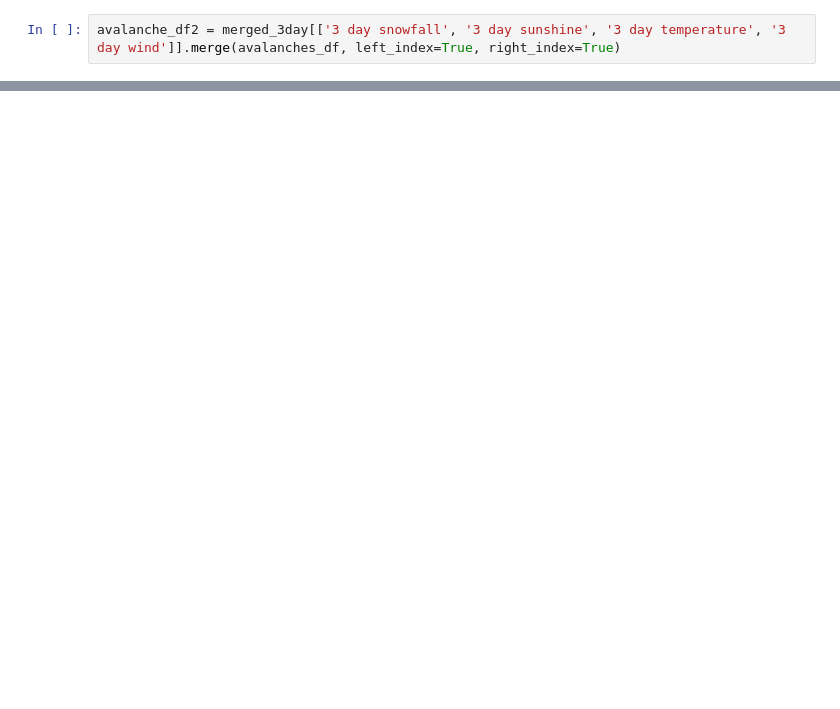
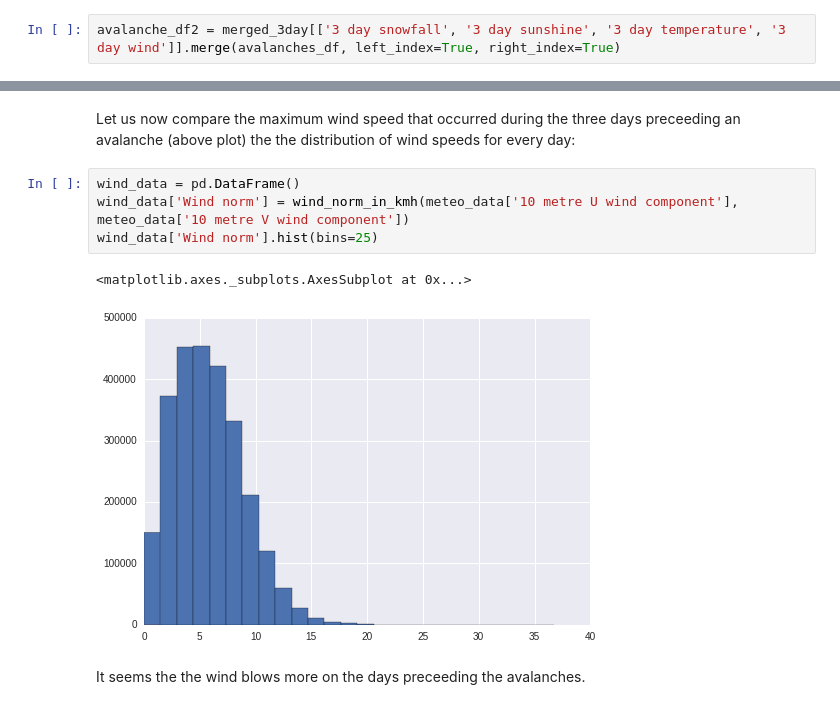
Before and after one commit to Pamoi/datavalanche, a Jupyter notebook: src/datavalanche.ipynb, the cells around one changed output, grey strips where cells are left out. Saved outputs shown, nothing was run; the diff lists cells and outputs as text; blank space fills up the shorter version.

```diff
--- a/src/datavalanche.ipynb
+++ b/src/datavalanche.ipynb
@@ -405,0 +432,11 @@ avalanche_df2 = merged_3day[['3 day snowfall', '3 day sunshine', '3 day temperat
+# %% [markdown]
+Let us now compare the maximum wind speed that occurred during the three days preceeding an avalanche (above plot) the the distribution of wind speeds for every day:
+# %%
+wind_data = pd.DataFrame()
+wind_data['Wind norm'] = wind_norm_in_kmh(meteo_data['10 metre U wind component'], meteo_data['10 metre V wind component'])
+wind_data['Wind norm'].hist(bins=25)
+# %% [output]
+<matplotlib.axes._subplots.AxesSubplot at 0x...>
+[figure, added]
+# %% [markdown]
+It seems the the wind blows more on the days preceeding the avalanches.
```
Also changed, not shown: parts of 15 cells of this notebook, 3 other files.
